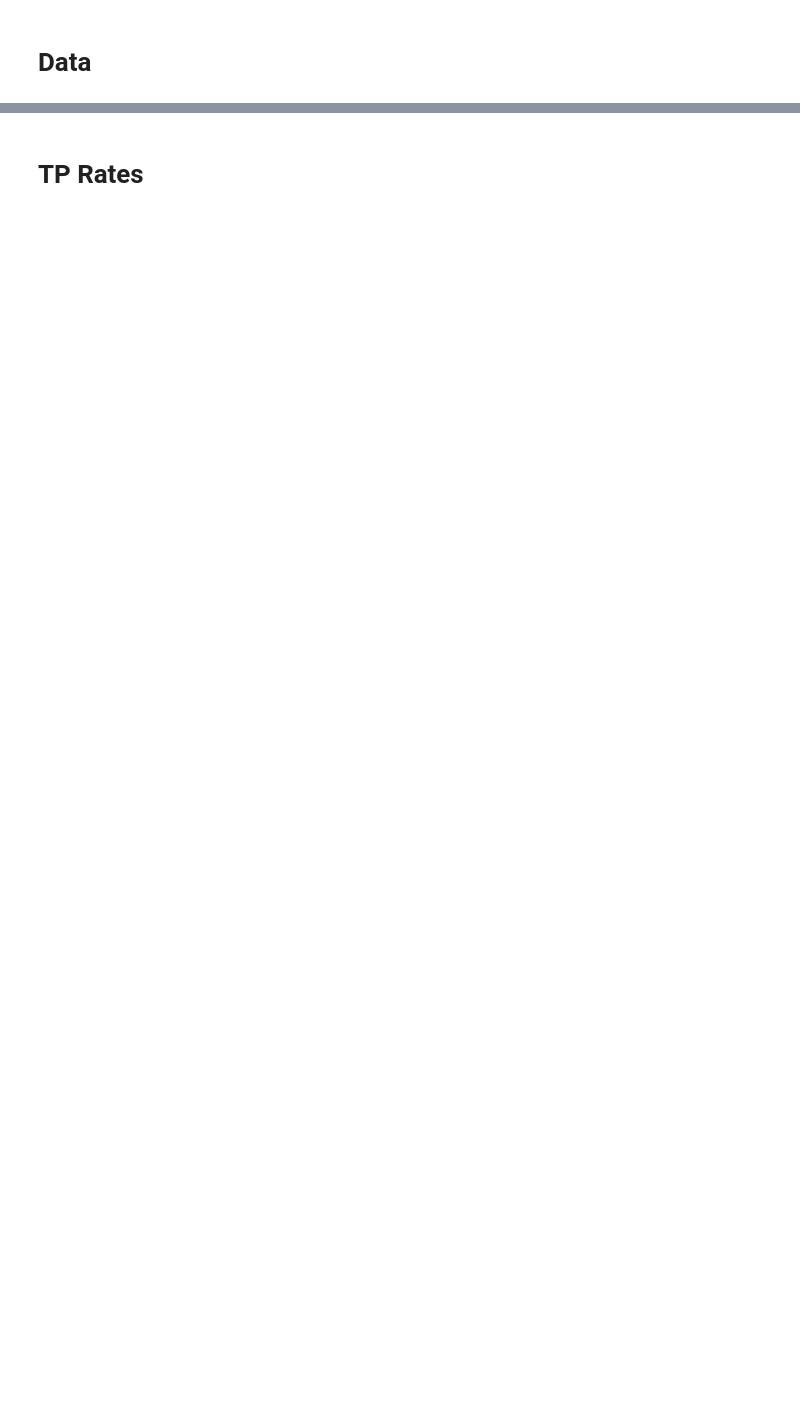
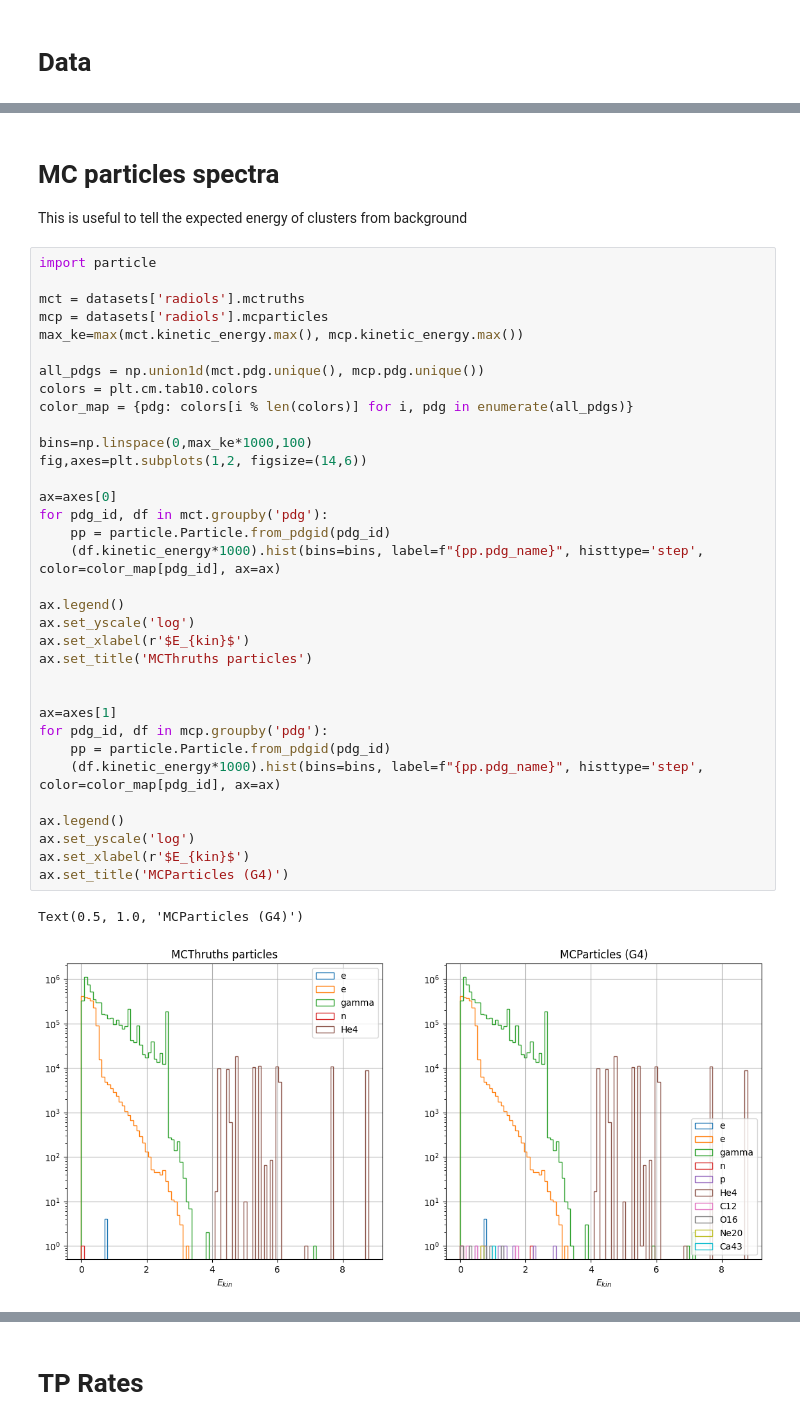
Before and after one commit to alessandrothea/tpvalidator, a Jupyter notebook: notebooks/mcprod/VDBackgroundRates.ipynb, the cells around one changed output, grey strips where cells are left out. Saved outputs shown, nothing was run; the diff lists cells and outputs as text; blank space fills up the shorter version.

```diff
--- a/notebooks/mcprod/VDBackgroundRates.ipynb
+++ b/notebooks/mcprod/VDBackgroundRates.ipynb
@@ -198,0 +317,41 @@ safe_samples_cut = '(sample_peak > 100 & sample_peak < 8100)'
+# %% [markdown]
+# MC particles spectra
+
+This is useful to tell the expected energy of clusters from background
+# %%
+import particle
+
+mct = datasets['radiols'].mctruths
+mcp = datasets['radiols'].mcparticles
+max_ke=max(mct.kinetic_energy.max(), mcp.kinetic_energy.max())
+
+all_pdgs = np.union1d(mct.pdg.unique(), mcp.pdg.unique())
+colors = plt.cm.tab10.colors
+color_map = {pdg: colors[i % len(colors)] for i, pdg in enumerate(all_pdgs)}
+
+bins=np.linspace(0,max_ke*1000,100)
+fig,axes=plt.subplots(1,2, figsize=(14,6))
+
+ax=axes[0]
+for pdg_id, df in mct.groupby('pdg'):
+    pp = particle.Particle.from_pdgid(pdg_id)
+    (df.kinetic_energy*1000).hist(bins=bins, label=f"{pp.pdg_name}", histtype='step', color=color_map[pdg_id], ax=ax)
+
+ax.legend()
+ax.set_yscale('log')
+ax.set_xlabel(r'$E_{kin}$')
+ax.set_title('MCThruths particles')
+
+
+ax=axes[1]
+for pdg_id, df in mcp.groupby('pdg'):
+    pp = particle.Particle.from_pdgid(pdg_id)
+    (df.kinetic_energy*1000).hist(bins=bins, label=f"{pp.pdg_name}", histtype='step', color=color_map[pdg_id], ax=ax)
+
+ax.legend()
+ax.set_yscale('log')
+ax.set_xlabel(r'$E_{kin}$')
+ax.set_title('MCParticles (G4)')
+# %% [output]
+Text(0.5, 1.0, 'MCParticles (G4)')
+[figure, added]
```
Also changed, not shown: parts of 44 cells of this notebook, 14 other files.
